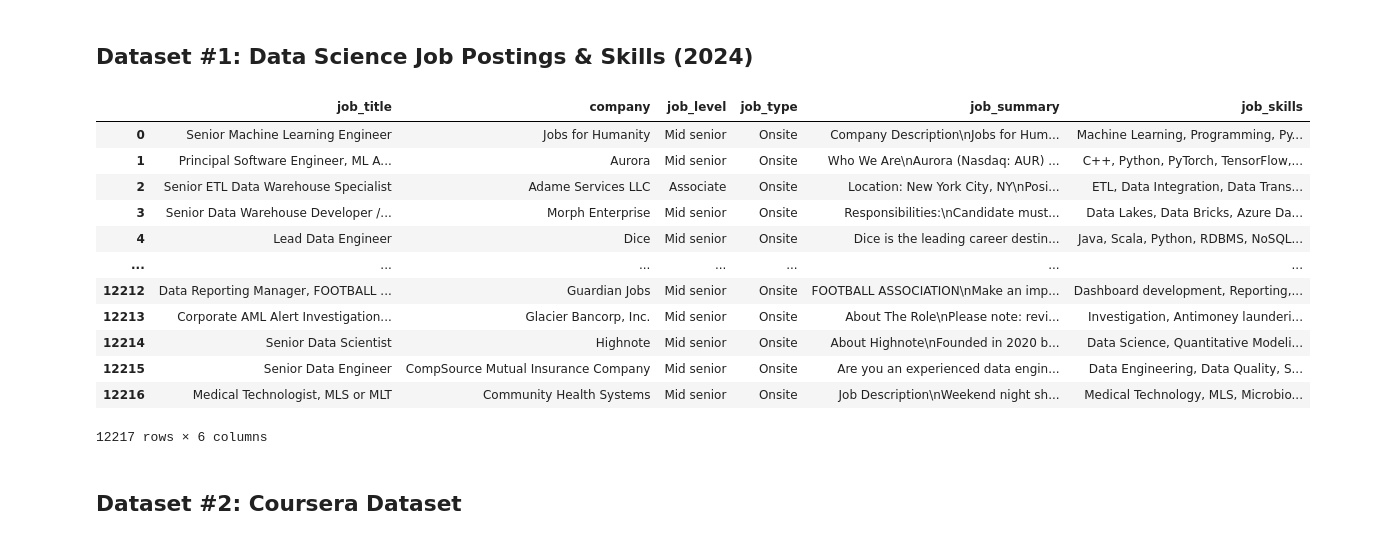
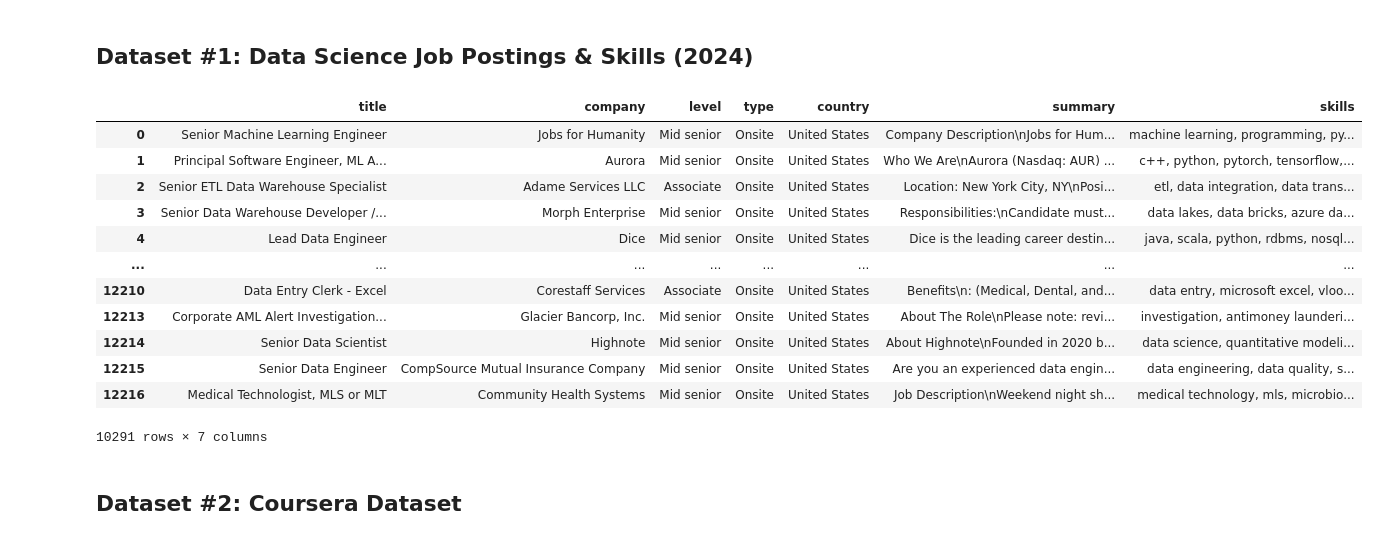
Before and after one commit to charvishukla/linkedIn-job-skills-coursera-analysis, a Jupyter notebook: DataCheckpoint_Group050_WI24.ipynb, the cells around one changed output. Cells and saved outputs as stored; diff of their text form; code cells hidden in the pictures.

Commit message:
clean jobs dataset

```diff
--- a/DataCheckpoint_Group050_WI24.ipynb
+++ b/DataCheckpoint_Group050_WI24.ipynb
@@ -128,46 +129,55 @@ job_summaries = pd.read_csv('job-postings/job_summary.csv')
 job_skills = pd.read_csv('job-postings/job_skills.csv')
 # %%
 # Get relevant columns from the job postings csv file
-job_desciptors = ['job_link','job_title', 'company', 'job_level', 'job_type']
+job_desciptors = ['job_link','job_title', 'company', 'job_level', 'job_type', 'search_country']
 df1 = job_posting[job_desciptors]
 
 # Get relevant columns from the summaries csv file
 df2 = job_summaries["job_summary"]
 
 # Get relevant columns from the skills csv file
 df3 = job_skills["job_skills"]
 
 # Set 'job_link' as the index if it's not already, for the purpose of merging
 df1.set_index('job_link', inplace=True)
 df2 = job_summaries.set_index('job_link')
 df3 = job_skills.set_index('job_link')
 
-# Merge
+# Merge the three datasets together
 jobs_data = df1.join([df2, df3])
 jobs_data.reset_index(inplace=True)
 
+# only keep the data for the United States
+jobs_data = jobs_data[jobs_data['search_country'] == 'United States']
 
 # look for null rows and drop them
 null_rows = jobs_data[jobs_data.isnull().any(axis=1)]
 jobs_data.dropna()
 
 # the jon_link column was only required for merging. Drop after merging is done
 jobs_data = jobs_data.drop('job_link', axis=1)
+
+# change column names
+jobs_data.columns = ['title', 'company', 'level', 'type', 'country', 'summary', 'skills']
+
+# make the skills column all lowercase
+jobs_data['skills'] = jobs_data['skills'].str.lower()
+
 jobs_data
 # %% [output]
-|  | job_title | company | job_level | job_type | job_summary | job_skills |
-| 0 | Senior Machine Learning Engineer | Jobs for Humanity | Mid senior | Onsite | Company Description\nJobs for Hum... | Machine Learning, Programming, Py... |
-| 1 | Principal Software Engineer, ML A... | Aurora | Mid senior | Onsite | Who We Are\nAurora (Nasdaq: AUR) ... | C++, Python, PyTorch, TensorFlow,... |
-| 2 | Senior ETL Data Warehouse Specialist | Adame Services LLC | Associate | Onsite | Location: New York City, NY\nPosi... | ETL, Data Integration, Data Trans... |
-| 3 | Senior Data Warehouse Developer /... | Morph Enterprise | Mid senior | Onsite | Responsibilities:\nCandidate must... | Data Lakes, Data Bricks, Azure Da... |
-| 4 | Lead Data Engineer | Dice | Mid senior | Onsite | Dice is the leading career destin... | Java, Scala, Python, RDBMS, NoSQL... |
-| ... | ... | ... | ... | ... | ... | ... |
-| 12212 | Data Reporting Manager, FOOTBALL ... | Guardian Jobs | Mid senior | Onsite | FOOTBALL ASSOCIATION\nMake an imp... | Dashboard development, Reporting,... |
-| 12213 | Corporate AML Alert Investigation... | Glacier Bancorp, Inc. | Mid senior | Onsite | About The Role\nPlease note: revi... | Investigation, Antimoney launderi... |
-| 12214 | Senior Data Scientist | Highnote | Mid senior | Onsite | About Highnote\nFounded in 2020 b... | Data Science, Quantitative Modeli... |
-| 12215 | Senior Data Engineer | CompSource Mutual Insurance Company | Mid senior | Onsite | Are you an experienced data engin... | Data Engineering, Data Quality, S... |
-| 12216 | Medical Technologist, MLS or MLT | Community Health Systems | Mid senior | Onsite | Job Description\nWeekend night sh... | Medical Technology, MLS, Microbio... |
+|  | title | company | level | type | country | summary | skills |
+| 0 | Senior Machine Learning Engineer | Jobs for Humanity | Mid senior | Onsite | United States | Company Description\nJobs for Hum... | machine learning, programming, py... |
+| 1 | Principal Software Engineer, ML A... | Aurora | Mid senior | Onsite | United States | Who We Are\nAurora (Nasdaq: AUR) ... | c++, python, pytorch, tensorflow,... |
+| 2 | Senior ETL Data Warehouse Specialist | Adame Services LLC | Associate | Onsite | United States | Location: New York City, NY\nPosi... | etl, data integration, data trans... |
+| 3 | Senior Data Warehouse Developer /... | Morph Enterprise | Mid senior | Onsite | United States | Responsibilities:\nCandidate must... | data lakes, data bricks, azure da... |
+| 4 | Lead Data Engineer | Dice | Mid senior | Onsite | United States | Dice is the leading career destin... | java, scala, python, rdbms, nosql... |
+| ... | ... | ... | ... | ... | ... | ... | ... |
+| 12210 | Data Entry Clerk - Excel | Corestaff Services | Associate | Onsite | United States | Benefits\n: (Medical, Dental, and... | data entry, microsoft excel, vloo... |
+| 12213 | Corporate AML Alert Investigation... | Glacier Bancorp, Inc. | Mid senior | Onsite | United States | About The Role\nPlease note: revi... | investigation, antimoney launderi... |
+| 12214 | Senior Data Scientist | Highnote | Mid senior | Onsite | United States | About Highnote\nFounded in 2020 b... | data science, quantitative modeli... |
+| 12215 | Senior Data Engineer | CompSource Mutual Insurance Company | Mid senior | Onsite | United States | Are you an experienced data engin... | data engineering, data quality, s... |
+| 12216 | Medical Technologist, MLS or MLT | Community Health Systems | Mid senior | Onsite | United States | Job Description\nWeekend night sh... | medical technology, mls, microbio... |
-12217 rows × 6 columns
+10291 rows × 7 columns
 # %% [markdown]
 ## Dataset #2: Coursera Dataset
 # %%
```
Also changed, not shown: parts of 1 cell of this notebook.
